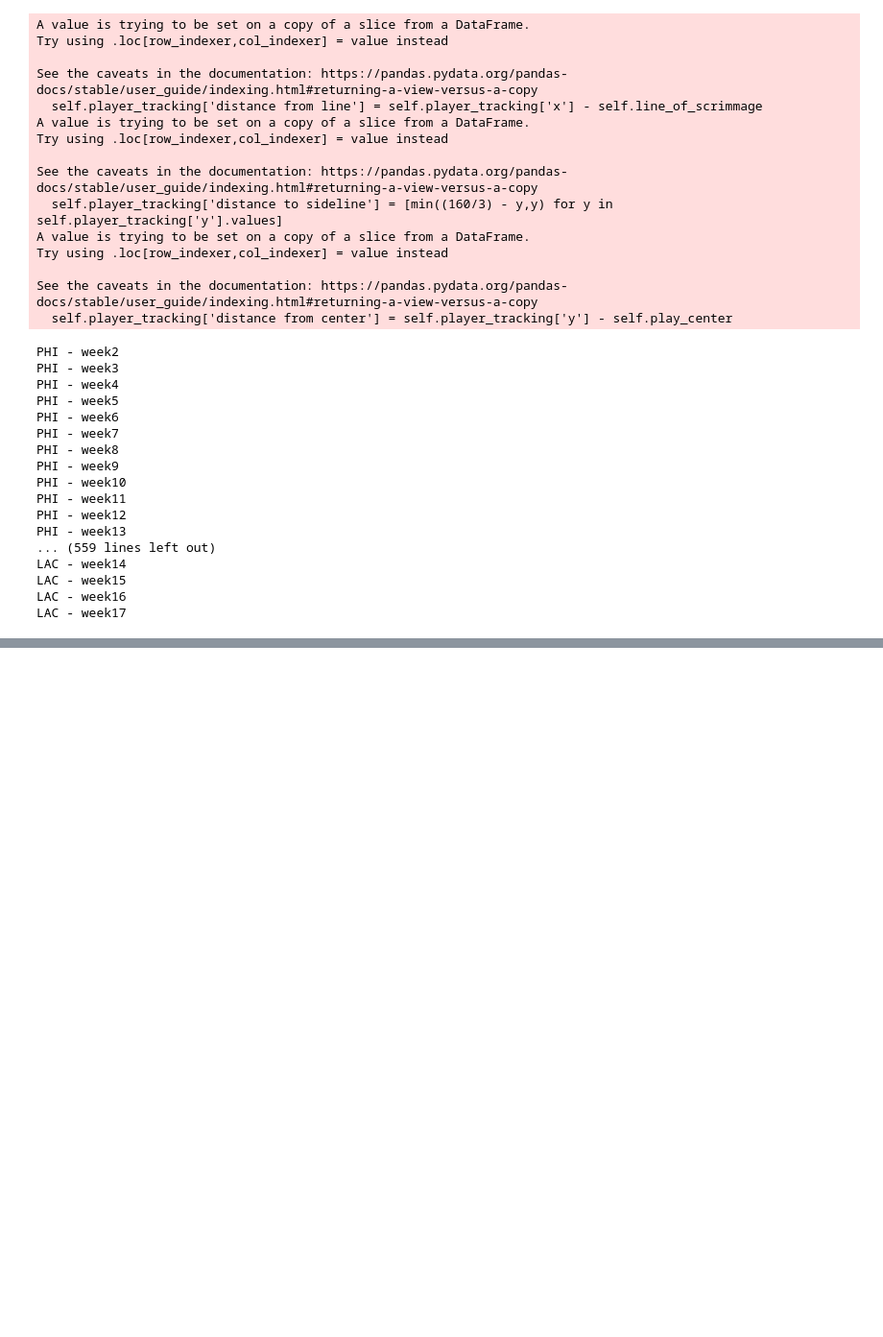
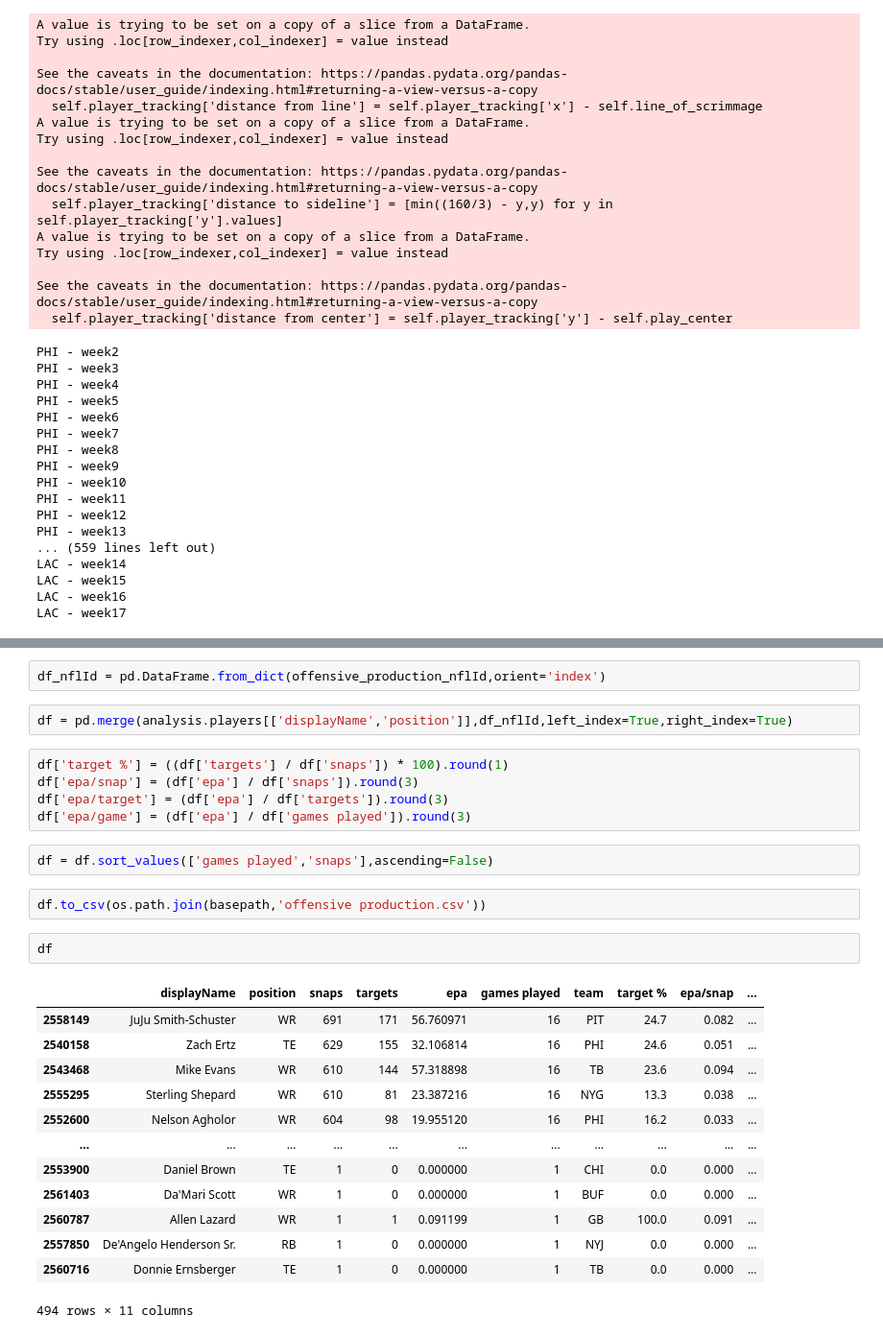
Before and after one commit to jhowenstein/nfl-big-data, a Jupyter notebook: notebooks/feature/Offensive Production.ipynb, the cells around one changed output, grey strips where cells are left out. Shown: that part at 96% size. Saved outputs shown, nothing was run; the diff lists cells and outputs as text; blank space fills up the shorter version.

```diff
--- a/notebooks/feature/Offensive Production.ipynb
+++ b/notebooks/feature/Offensive Production.ipynb
@@ -213,0 +152,29 @@ Name: 23, dtype: object
+# %%
+df_nflId = pd.DataFrame.from_dict(offensive_production_nflId,orient='index')
+# %%
+df = pd.merge(analysis.players[['displayName','position']],df_nflId,left_index=True,right_index=True)
+# %%
+df['target %'] = ((df['targets'] / df['snaps']) * 100).round(1)
+df['epa/snap'] = (df['epa'] / df['snaps']).round(3)
+df['epa/target'] = (df['epa'] / df['targets']).round(3)
+df['epa/game'] = (df['epa'] / df['games played']).round(3)
+# %%
+df = df.sort_values(['games played','snaps'],ascending=False)
+# %%
+df.to_csv(os.path.join(basepath,'offensive production.csv'))
+# %%
+df
+# %% [output]
+|  | displayName | position | snaps | targets | epa | games played | team | target % | epa/snap | ... |
+| 2558149 | JuJu Smith-Schuster | WR | 691 | 171 | 56.760971 | 16 | PIT | 24.7 | 0.082 | ... |
+| 2540158 | Zach Ertz | TE | 629 | 155 | 32.106814 | 16 | PHI | 24.6 | 0.051 | ... |
+| 2543468 | Mike Evans | WR | 610 | 144 | 57.318898 | 16 | TB | 23.6 | 0.094 | ... |
+| 2555295 | Sterling Shepard | WR | 610 | 81 | 23.387216 | 16 | NYG | 13.3 | 0.038 | ... |
+| 2552600 | Nelson Agholor | WR | 604 | 98 | 19.955120 | 16 | PHI | 16.2 | 0.033 | ... |
+| ... | ... | ... | ... | ... | ... | ... | ... | ... | ... | ... |
+| 2553900 | Daniel Brown | TE | 1 | 0 | 0.000000 | 1 | CHI | 0.0 | 0.000 | ... |
+| 2561403 | Da'Mari Scott | WR | 1 | 0 | 0.000000 | 1 | BUF | 0.0 | 0.000 | ... |
+| 2560787 | Allen Lazard | WR | 1 | 1 | 0.091199 | 1 | GB | 100.0 | 0.091 | ... |
+| 2557850 | De'Angelo Henderson Sr. | RB | 1 | 0 | 0.000000 | 1 | NYJ | 0.0 | 0.000 | ... |
+| 2560716 | Donnie Ernsberger | TE | 1 | 0 | 0.000000 | 1 | TB | 0.0 | 0.000 | ... |
+494 rows × 11 columns
```
Also changed, not shown: parts of 23 cells of this notebook, 1 other file.
